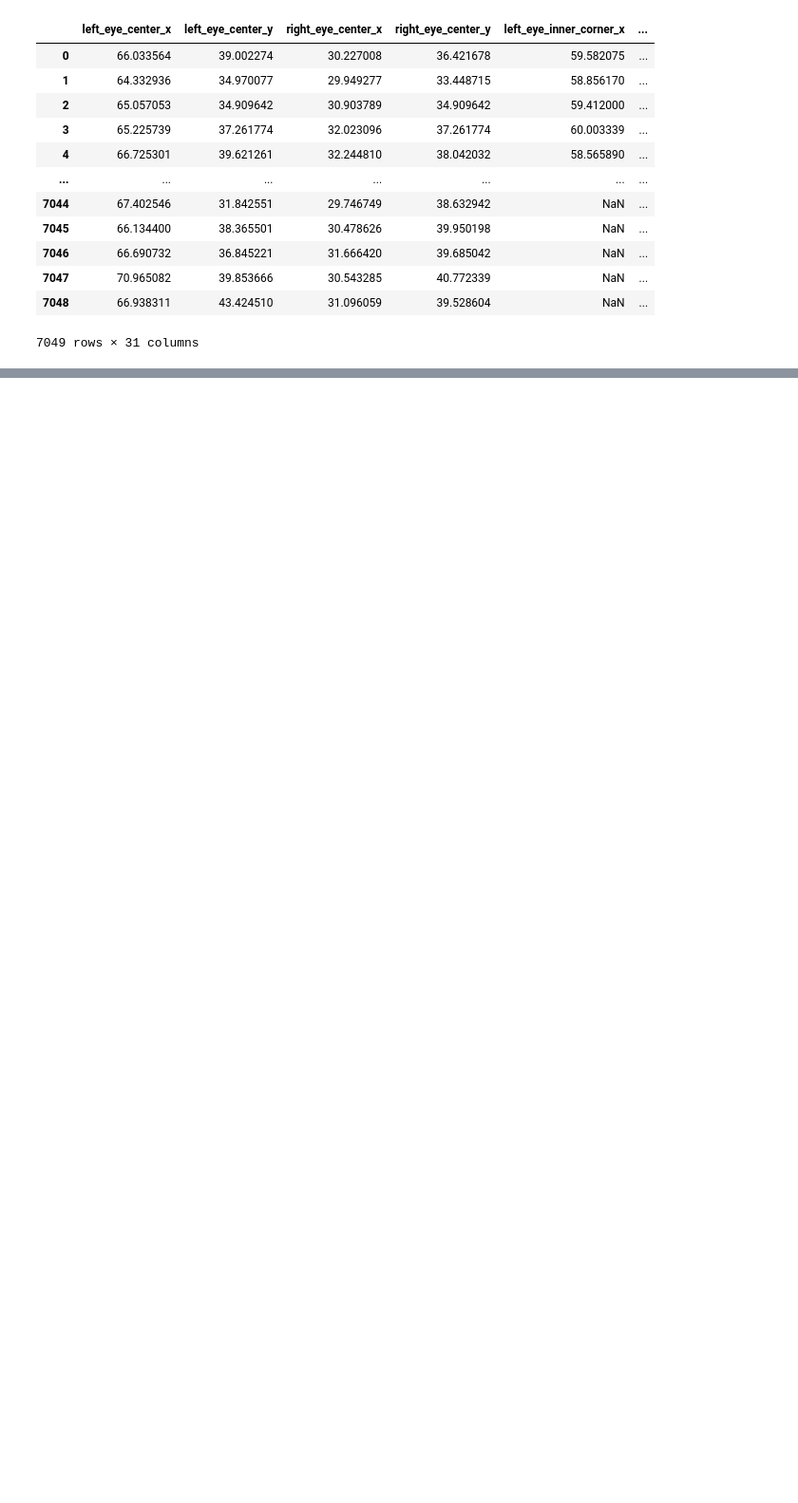
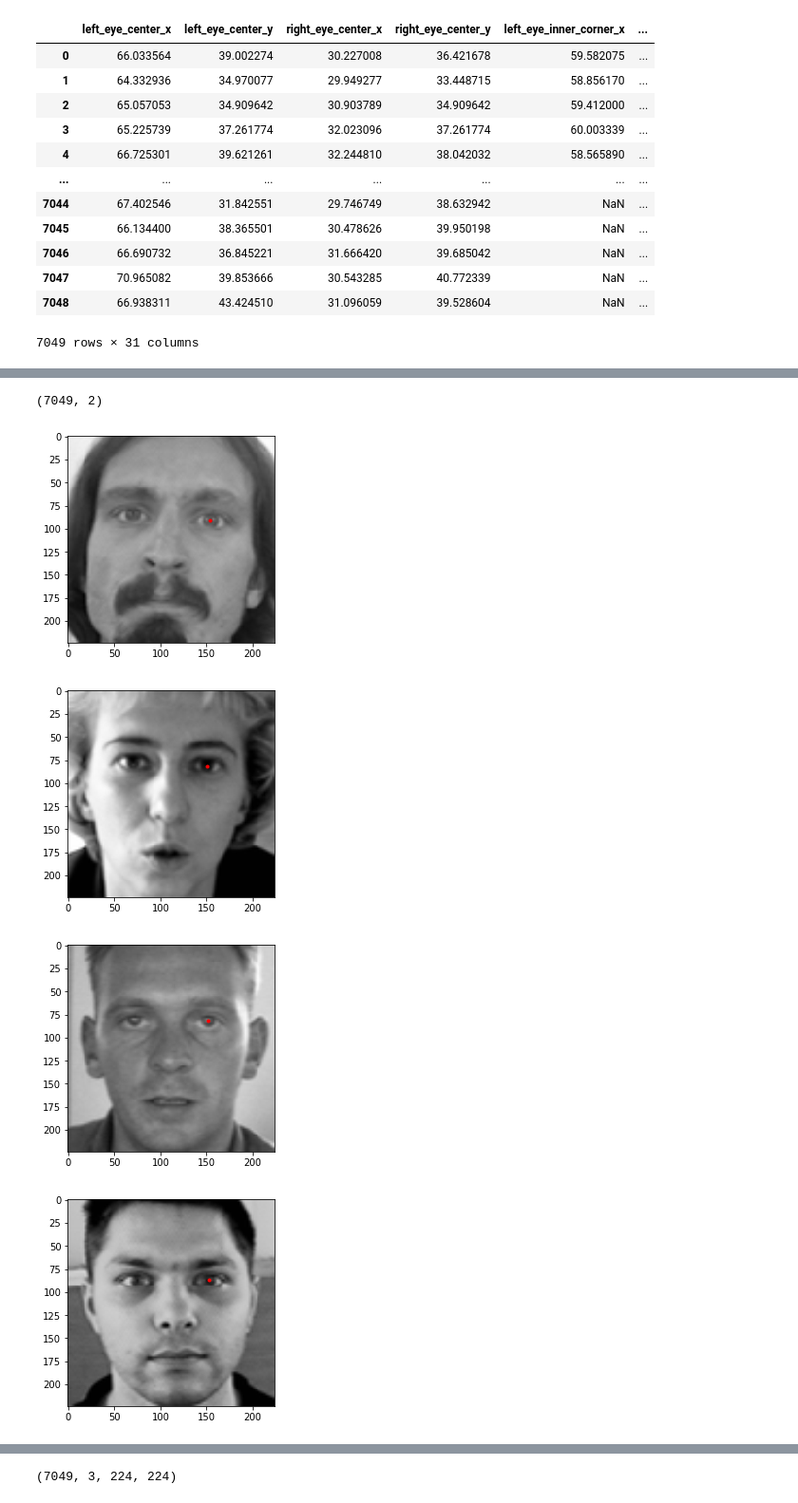
Before and after one commit to ko-redtruck/facial-landmark-detection, a Jupyter notebook: test.ipynb, the cells around one changed output, grey strips where cells are left out. Shown: that part at 95% size. Saved outputs shown, nothing was run; the diff lists cells and outputs as text; code cells hidden in the pictures; blank space fills up the shorter version.

```diff
--- a/test.ipynb
+++ b/test.ipynb
@@ -33,4 +57,4 @@ X.shape
 # %%
-Y = training_data["left_eye_center_x"].values.reshape(-1,1)
-Y.shape
+Y = training_data[["left_eye_center_x","left_eye_center_y"]].values.reshape(-1,2).astype('float32')
+Y.dtype,Y.shape
 # %% [output]
@@ -37,0 +72,37 @@ Y.shape
+# %%
+from matplotlib import pyplot as plt
+for i in range(5):
+    plt.imshow(X[i], interpolation='nearest',cmap="gray")
+    plt.plot(Y[i][0],Y[i][1],marker=".",color="red")
+    plt.show()
+# %%
+from PIL import Image
+from torchvision import transforms
+import matplotlib.pyplot as plt
+
+preprocess = transforms.Compose([
+    transforms.Resize(224),
+    transforms.ToTensor()
+    #transforms.Normalize(mean=[0.485, 0.456, 0.406], std=[0.229, 0.224, 0.225])
+])
+
+X2 = []
+for i in range(len(X)):
+    img = Image.fromarray(X[i]).convert("RGB")
+    img = preprocess(img)
+    X2.append(np.array(img))
+# %%
+Y2 = Y * (224/96)
+Y2.shape
+# %% [output]
+(7049, 2)
+# %%
+for i in range(5):
+    plt.imshow(X2[i].transpose(1,2,0), interpolation='nearest')
+    plt.plot(Y2[i][0],Y2[i][1],marker=".",color="red")
+    plt.show()
+# %% [output]
+[figure, added]
+[figure, added]
+[figure, added]
+[figure, added]
@@ -37,0 +110,5 @@ Y.shape
+# %%
+X_Training = np.reshape(X2,(-1, 3, 224, 224))
+X_Training.shape
+# %% [output]
+(7049, 3, 224, 224)
```
Also changed, not shown: parts of 11 cells of this notebook, 1 other file.
